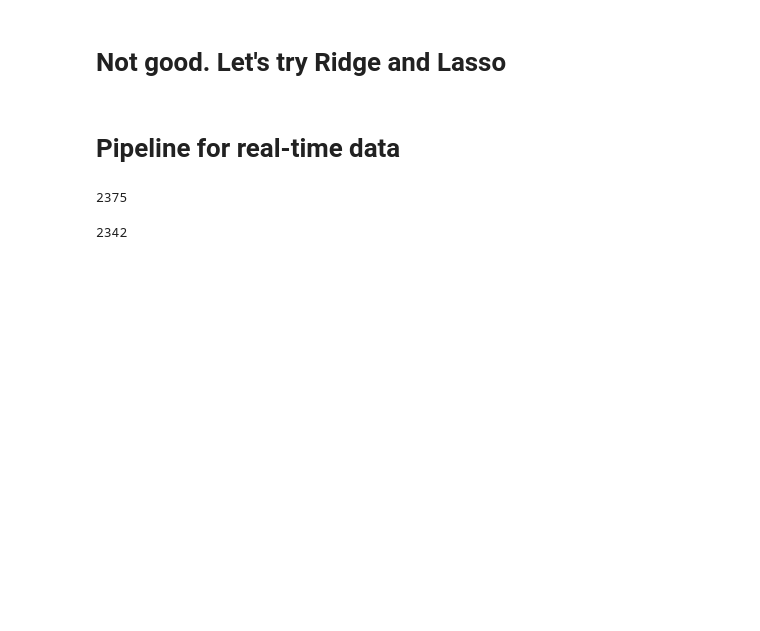
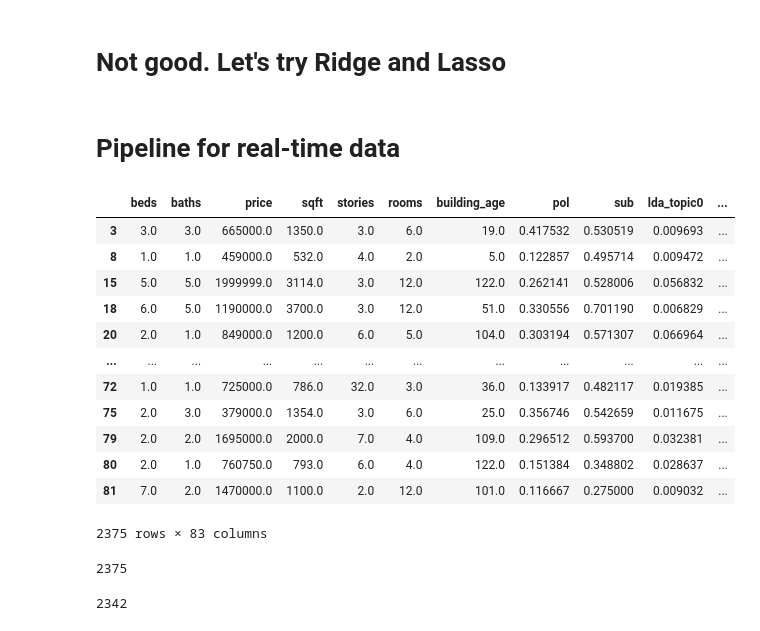
Before and after one commit to MK38993/Metis-7---NY-Housing-Market, a Jupyter notebook: Metis 7 - NY Real Estate.ipynb, the cells around one changed output. Drawn from its saved outputs; the diff is of its cells as text; code cells hidden in the pictures; blank space fills up the shorter version.

```diff
--- a/Metis 7 - NY Real Estate.ipynb
+++ b/Metis 7 - NY Real Estate.ipynb
@@ -905,6 +905,22 @@ for i in range(resume_from,len(pipeline_crawler_lv2.links)):
 # %%
 with open('new_links_to_scrape.txt') as f:
     lnks=[line for line in f]
+# %%
+lff
+# %% [output]
+|  | beds | baths | price | sqft | stories | rooms | building_age | pol | sub | lda_topic0 | ... |
+| 3 | 3.0 | 3.0 | 665000.0 | 1350.0 | 3.0 | 6.0 | 19.0 | 0.417532 | 0.530519 | 0.009693 | ... |
+| 8 | 1.0 | 1.0 | 459000.0 | 532.0 | 4.0 | 2.0 | 5.0 | 0.122857 | 0.495714 | 0.009472 | ... |
+| 15 | 5.0 | 5.0 | 1999999.0 | 3114.0 | 3.0 | 12.0 | 122.0 | 0.262141 | 0.528006 | 0.056832 | ... |
+| 18 | 6.0 | 5.0 | 1190000.0 | 3700.0 | 3.0 | 12.0 | 51.0 | 0.330556 | 0.701190 | 0.006829 | ... |
+| 20 | 2.0 | 1.0 | 849000.0 | 1200.0 | 6.0 | 5.0 | 104.0 | 0.303194 | 0.571307 | 0.066964 | ... |
+| ... | ... | ... | ... | ... | ... | ... | ... | ... | ... | ... | ... |
+| 72 | 1.0 | 1.0 | 725000.0 | 786.0 | 32.0 | 3.0 | 36.0 | 0.133917 | 0.482117 | 0.019385 | ... |
+| 75 | 2.0 | 3.0 | 379000.0 | 1354.0 | 3.0 | 6.0 | 25.0 | 0.356746 | 0.542659 | 0.011675 | ... |
+| 79 | 2.0 | 2.0 | 1695000.0 | 2000.0 | 7.0 | 4.0 | 109.0 | 0.296512 | 0.593700 | 0.032381 | ... |
+| 80 | 2.0 | 1.0 | 760750.0 | 793.0 | 6.0 | 4.0 | 122.0 | 0.151384 | 0.348802 | 0.028637 | ... |
+| 81 | 7.0 | 2.0 | 1470000.0 | 1100.0 | 2.0 | 12.0 | 101.0 | 0.116667 | 0.275000 | 0.009032 | ... |
+2375 rows × 83 columns
 # %%
 with open('listing_frame_final','rb') as f:
     lff=pickle.load(f)
```
Also changed, not shown: 31 other files.
